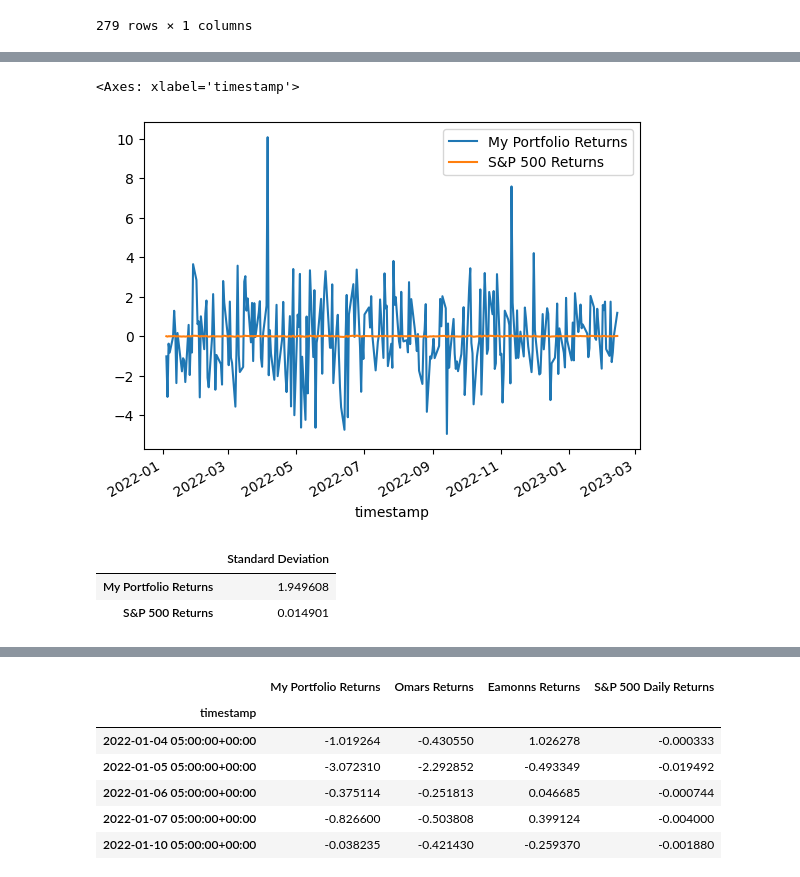
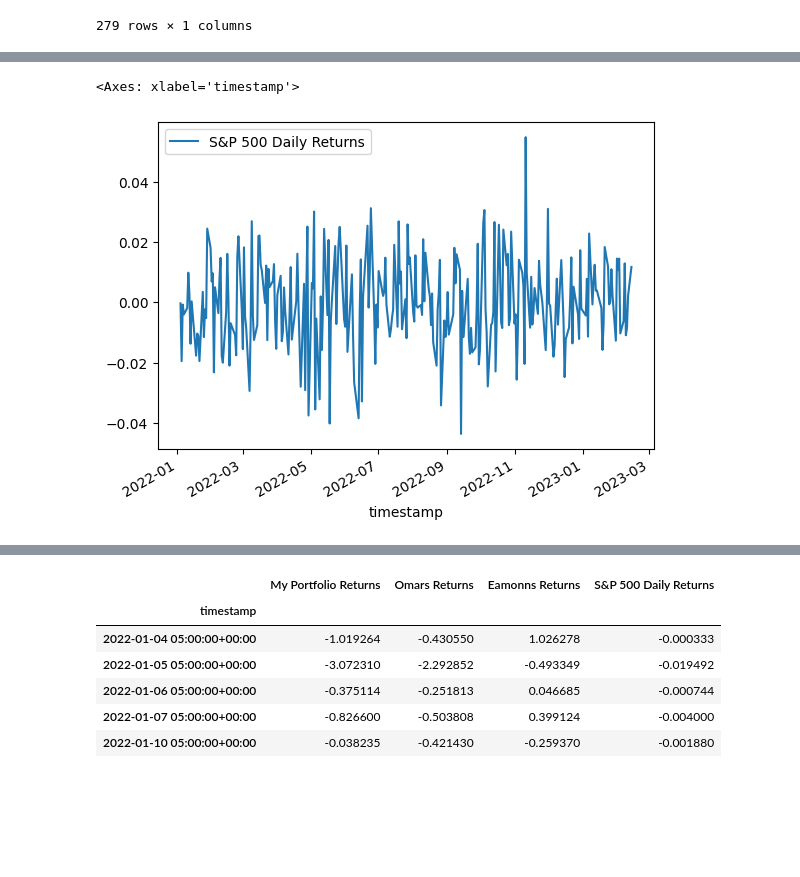
Before and after one commit to omarmoreta/Fintech_Project_1, a Jupyter notebook: Portfolios/Portfolio_Setup_Eli.ipynb, the cells around one changed output, grey strips where cells are left out. Saved outputs shown, nothing was run; the diff lists cells and outputs as text; code cells hidden in the pictures; blank space fills up the shorter version.

```diff
--- a/Portfolios/Portfolio_Setup_Eli.ipynb
+++ b/Portfolios/Portfolio_Setup_Eli.ipynb
@@ -220,14 +201,6 @@ combined_df
 # %%
-combined_df.plot()
+sap_daily_returns.plot()
 # %% [output]
 <Axes: xlabel='timestamp'>
-[figure, old version]
+[figure, new version]
-# %%
-portfolio_std = pd.DataFrame(combined_df.std())
-portfolio_std = portfolio_std.rename(columns= {0:'Standard Deviation'})
-portfolio_std
-# %% [output]
-|  | Standard Deviation |
-| My Portfolio Returns | 1.949608 |
-| S&P 500 Returns | 0.014901 |
 # %%
```
Also changed, not shown: parts of 5 cells of this notebook.
